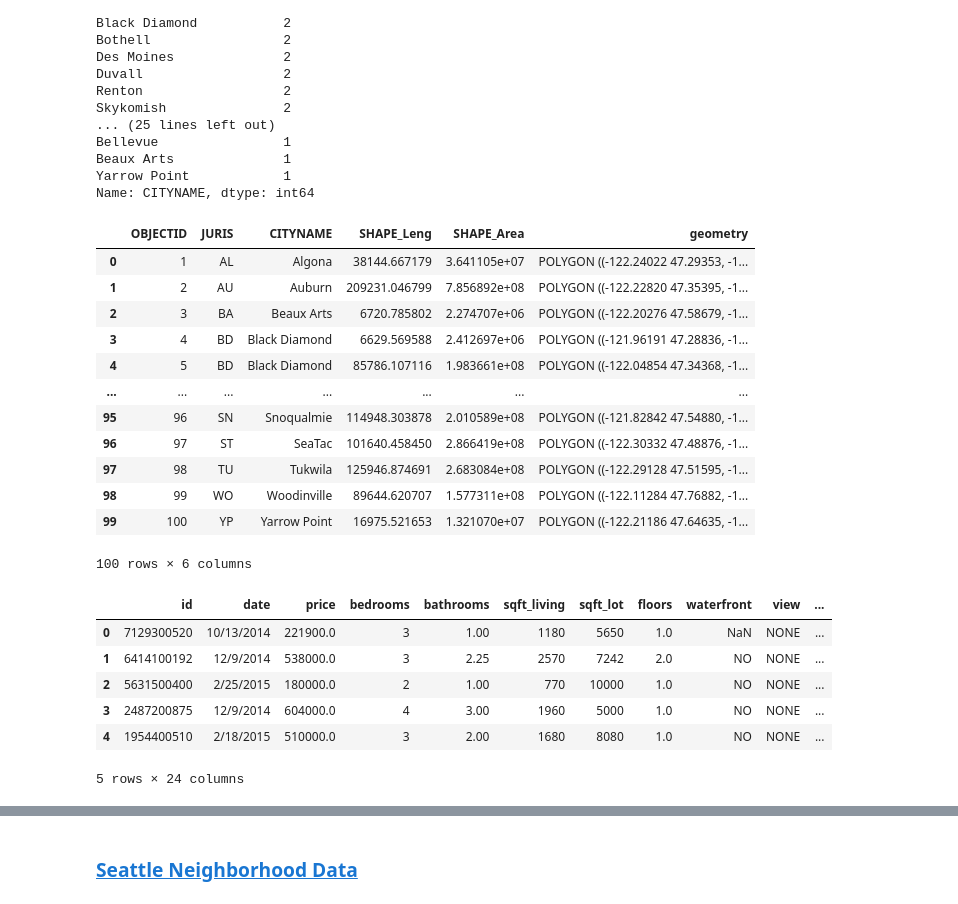
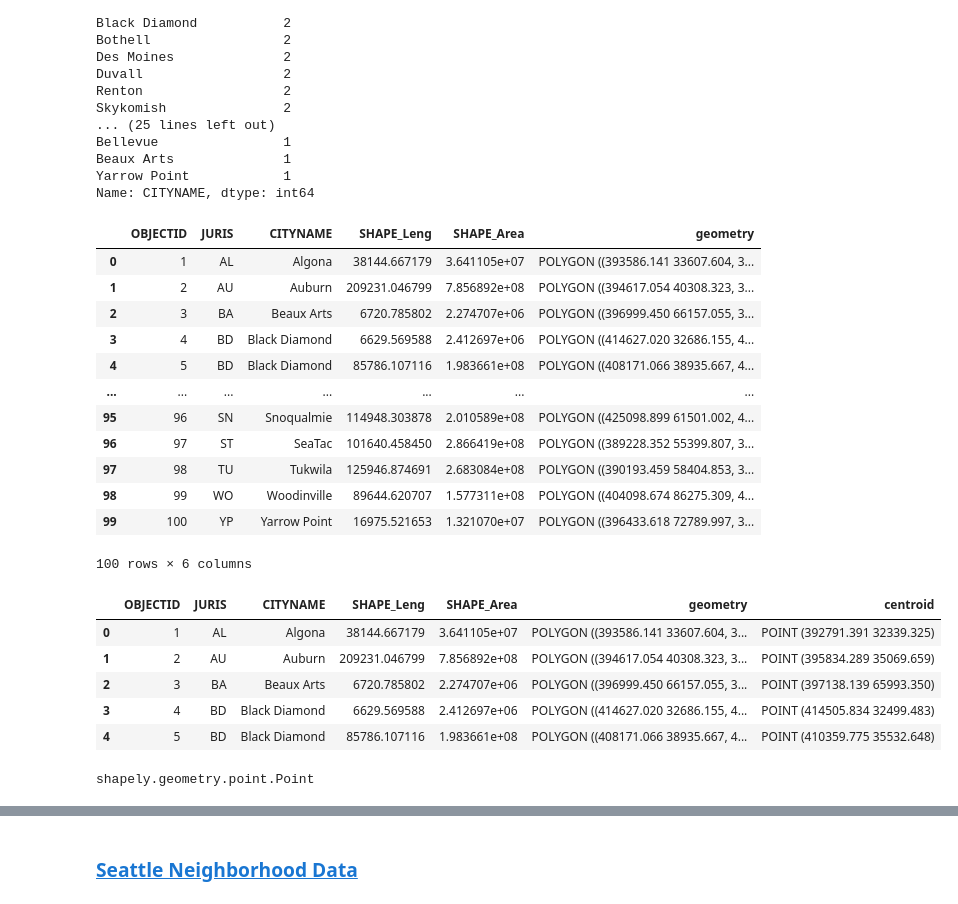
Before and after one commit to hanis-z/King-County-Millenial-homeowner-program, a Jupyter notebook: individualNotebooks/Hanis_notebook_proper.ipynb, the cells around one changed output, grey strips where cells are left out. Saved outputs shown, nothing was run; the diff lists cells and outputs as text; code cells hidden in the pictures.

```diff
--- a/individualNotebooks/Hanis_notebook_proper.ipynb
+++ b/individualNotebooks/Hanis_notebook_proper.ipynb
@@ -89,6 +89,7 @@ memory usage: 3.8+ MB
 ### Load shapefile data for cities in King county
 # %%
 kc_cities_gdf = gpd.read_file('../data/Cities_and_Unincorporated_King_County___city_kc_area/Cities_and_Unincorporated_King_County___city_kc_area.shp')
+kc_cities_gdf.to_crs(epsg = 32148, inplace = True)
 # %%
 kc_cities_gdf.info()
 # %% [output]
@@ -167,15 +168,15 @@ Name: CITYNAME, dtype: int64
 kc_cities_gdf
 # %% [output]
 |  | OBJECTID | JURIS | CITYNAME | SHAPE_Leng | SHAPE_Area | geometry |
-| 0 | 1 | AL | Algona | 38144.667179 | 3.641105e+07 | POLYGON ((-122.24022 47.29353, -1... |
-| 1 | 2 | AU | Auburn | 209231.046799 | 7.856892e+08 | POLYGON ((-122.22820 47.35395, -1... |
-| 2 | 3 | BA | Beaux Arts | 6720.785802 | 2.274707e+06 | POLYGON ((-122.20276 47.58679, -1... |
-| 3 | 4 | BD | Black Diamond | 6629.569588 | 2.412697e+06 | POLYGON ((-121.96191 47.28836, -1... |
-| 4 | 5 | BD | Black Diamond | 85786.107116 | 1.983661e+08 | POLYGON ((-122.04854 47.34368, -1... |
+| 0 | 1 | AL | Algona | 38144.667179 | 3.641105e+07 | POLYGON ((393586.141 33607.604, 3... |
+| 1 | 2 | AU | Auburn | 209231.046799 | 7.856892e+08 | POLYGON ((394617.054 40308.323, 3... |
+| 2 | 3 | BA | Beaux Arts | 6720.785802 | 2.274707e+06 | POLYGON ((396999.450 66157.055, 3... |
+| 3 | 4 | BD | Black Diamond | 6629.569588 | 2.412697e+06 | POLYGON ((414627.020 32686.155, 4... |
+| 4 | 5 | BD | Black Diamond | 85786.107116 | 1.983661e+08 | POLYGON ((408171.066 38935.667, 4... |
 | ... | ... | ... | ... | ... | ... | ... |
-| 95 | 96 | SN | Snoqualmie | 114948.303878 | 2.010589e+08 | POLYGON ((-121.82842 47.54880, -1... |
-| 96 | 97 | ST | SeaTac | 101640.458450 | 2.866419e+08 | POLYGON ((-122.30332 47.48876, -1... |
-| 97 | 98 | TU | Tukwila | 125946.874691 | 2.683084e+08 | POLYGON ((-122.29128 47.51595, -1... |
-| 98 | 99 | WO | Woodinville | 89644.620707 | 1.577311e+08 | POLYGON ((-122.11284 47.76882, -1... |
-| 99 | 100 | YP | Yarrow Point | 16975.521653 | 1.321070e+07 | POLYGON ((-122.21186 47.64635, -1... |
+| 95 | 96 | SN | Snoqualmie | 114948.303878 | 2.010589e+08 | POLYGON ((425098.899 61501.002, 4... |
+| 96 | 97 | ST | SeaTac | 101640.458450 | 2.866419e+08 | POLYGON ((389228.352 55399.807, 3... |
+| 97 | 98 | TU | Tukwila | 125946.874691 | 2.683084e+08 | POLYGON ((390193.459 58404.853, 3... |
+| 98 | 99 | WO | Woodinville | 89644.620707 | 1.577311e+08 | POLYGON ((404098.674 86275.309, 4... |
+| 99 | 100 | YP | Yarrow Point | 16975.521653 | 1.321070e+07 | POLYGON ((396433.618 72789.997, 3... |
 100 rows × 6 columns
@@ -193,10 +183,11 @@ kc_cities_gdf
+# %%
+kc_cities_gdf['centroid'] = kc_cities_gdf.centroid
 # %%
-housing_gdf.head()
+kc_cities_gdf.head()
 # %% [output]
-|  | id | date | price | bedrooms | bathrooms | sqft_living | sqft_lot | floors | waterfront | view | ... |
-| 0 | 7129300520 | 10/13/2014 | 221900.0 | 3 | 1.00 | 1180 | 5650 | 1.0 | NaN | NONE | ... |
-| 1 | 6414100192 | 12/9/2014 | 538000.0 | 3 | 2.25 | 2570 | 7242 | 2.0 | NO | NONE | ... |
-| 2 | 5631500400 | 2/25/2015 | 180000.0 | 2 | 1.00 | 770 | 10000 | 1.0 | NO | NONE | ... |
-| 3 | 2487200875 | 12/9/2014 | 604000.0 | 4 | 3.00 | 1960 | 5000 | 1.0 | NO | NONE | ... |
-| 4 | 1954400510 | 2/18/2015 | 510000.0 | 3 | 2.00 | 1680 | 8080 | 1.0 | NO | NONE | ... |
+|  | OBJECTID | JURIS | CITYNAME | SHAPE_Leng | SHAPE_Area | geometry | centroid |
+| 0 | 1 | AL | Algona | 38144.667179 | 3.641105e+07 | POLYGON ((393586.141 33607.604, 3... | POINT (392791.391 32339.325) |
+| 1 | 2 | AU | Auburn | 209231.046799 | 7.856892e+08 | POLYGON ((394617.054 40308.323, 3... | POINT (395834.289 35069.659) |
+| 2 | 3 | BA | Beaux Arts | 6720.785802 | 2.274707e+06 | POLYGON ((396999.450 66157.055, 3... | POINT (397138.139 65993.350) |
+| 3 | 4 | BD | Black Diamond | 6629.569588 | 2.412697e+06 | POLYGON ((414627.020 32686.155, 4... | POINT (414505.834 32499.483) |
+| 4 | 5 | BD | Black Diamond | 85786.107116 | 1.983661e+08 | POLYGON ((408171.066 38935.667, 4... | POINT (410359.775 35532.648) |
-5 rows × 24 columns
@@ -207,0 +194,8 @@ housing_gdf.head()
+# %%
+#Seattle centroid
+
+seattle_centroid = kc_cities_gdf[kc_cities_gdf['CITYNAME']=='Seattle']
+seattle_centroid = seattle_centroid.iloc[0,-1]
+type(seattle_centroid)
+# %% [output]
+shapely.geometry.point.Point
```
Also changed, not shown: parts of 18 cells of this notebook, 1 other file.
